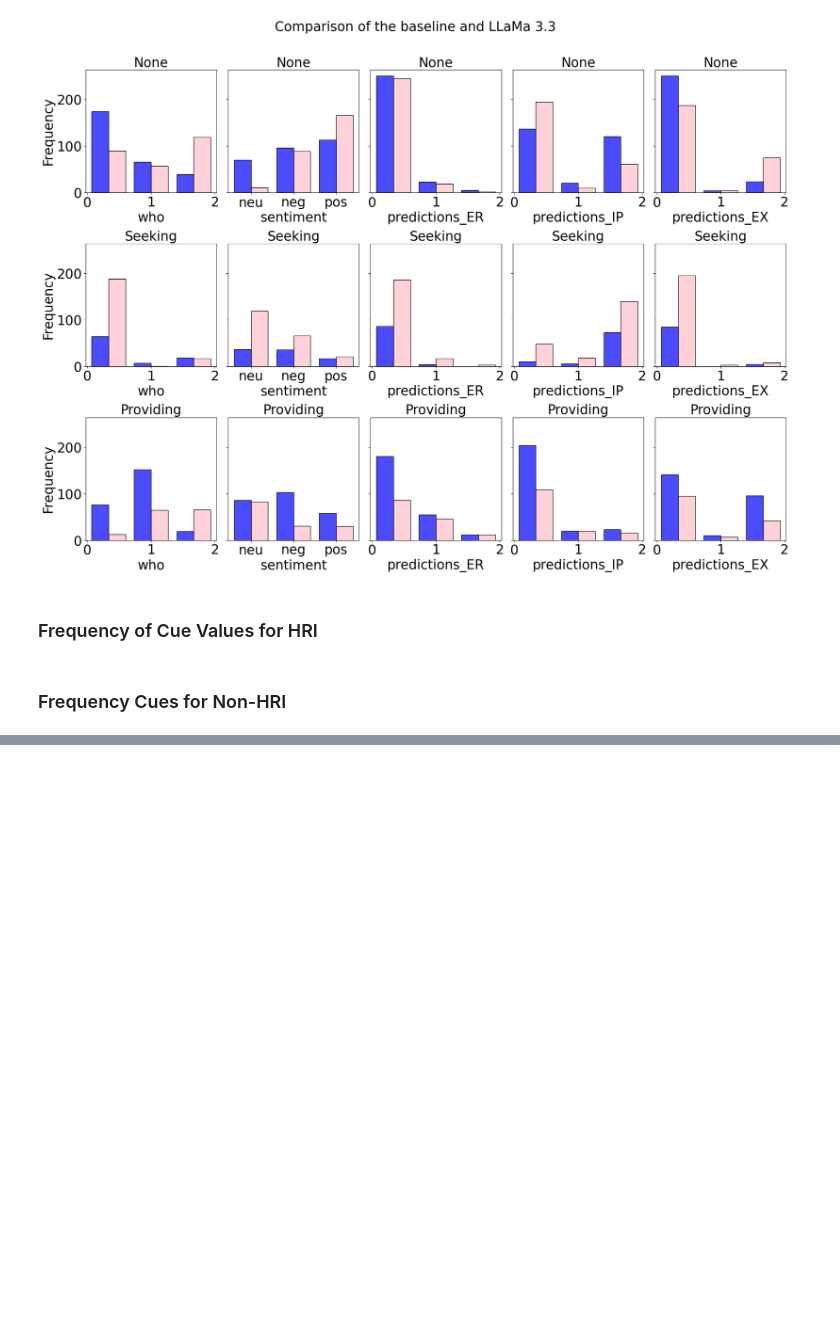
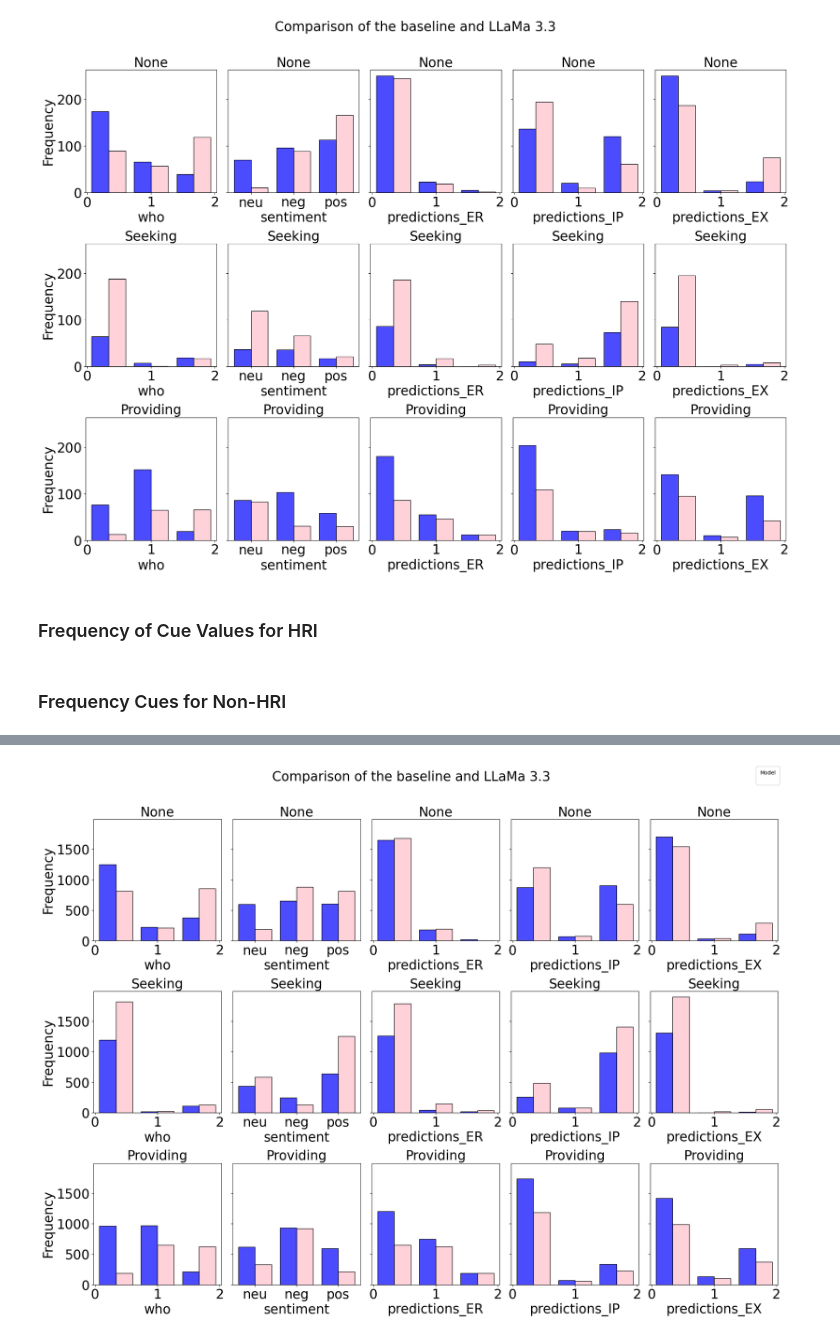
Before and after one commit to christianharu/WHEE, a Jupyter notebook: graphs.ipynb, the cells around one changed output, grey strips where cells are left out. Cells and saved outputs as stored; diff of their text form; code cells hidden in the pictures; blank space fills up the shorter version.

Commit message:
Implement frequency analysis for non-HRI cues and output results to a CSV file

```diff
--- a/graphs.ipynb
+++ b/graphs.ipynb
@@ -183,0 +210,90 @@ with open('top_3_frequent_non_hri.txt', 'w') as f:
+# %%
+
+# load the data
+dataset_names_noHRI = ['bert_who-large.csv', 'Meta-Llama-3.3-70B-Instruct-AWQ-INT4.csv']
+
+current_dir = os.getcwd()
+datasets_noHRI = []
+
+for dataset_name in dataset_names_noHRI:
+    dataset_path = os.path.join(current_dir, 'results', 'non_hri_data_test',dataset_name)
+    dataset = pd.read_csv(dataset_path)
+    datasets_noHRI.append(dataset)
+
+
+# Relevant columns and their possible values
+columns_info = {
+    # 'valence': [-1, 1],
+    # 'arousal': [-1, 1],
+    'who': [0, 1, 2],
+    'sentiment': ['neu', 'neg', 'pos'],
+    'predictions_ER': [0, 1, 2],
+    'predictions_IP': [0, 1, 2],
+    'predictions_EX': [0, 1, 2],
+}
+
+# Classification labels and their corresponding names
+classification_labels = {
+    0: 'None',
+    1: 'Seeking',
+    2: 'Providing'
+}
+
+# Set the font size for all text elements
+plt.rcParams.update({
+    'axes.titlesize': 25,
+    'axes.labelsize': 25,
+    'xtick.labelsize': 25,
+    'ytick.labelsize': 25,
+    'legend.fontsize': 20,
+    'figure.titlesize': 20
+})
+
+# Plot for BERT and LLaMa 3.3
+fig, axes = plt.subplots(len(classification_labels), len(columns_info), figsize=(20, 15), sharey=True)
+fig.suptitle('Comparison of the baseline and LLaMa 3.3', fontsize=25)
+
+bert_dataset = datasets_noHRI[0]
+llama_dataset = datasets_noHRI[1]
+
+for row, (label, label_name) in enumerate(classification_labels.items()):
+    filtered_bert = bert_dataset[bert_dataset['classification_label'] == label].copy()
+    filtered_bert['model'] = 'BERT'
+
+    filtered_llama = llama_dataset[llama_dataset['classification_label'] == label].copy()
+    filtered_llama['model'] = 'LLaMa 3.3'
+
+    # Ensure no duplicate labels and reset index
+    filtered_bert = filtered_bert.drop_duplicates().reset_index(drop=True)
+    filtered_llama = filtered_llama.drop_duplicates().reset_index(drop=True)
+
+    combined_data = pd.concat([filtered_bert, filtered_llama]).reset_index(drop=True)
+
+    for col, (column, values) in enumerate(columns_info.items()):
+        sns.histplot(
+            combined_data,
+            x=column,
+            bins=len(values),
+            hue='model',
+            multiple='dodge',
+            shrink=0.8,
+            kde=False,
+            ax=axes[row, col],
+            palette={'BERT': 'blue', 'LLaMa 3.3': 'pink'},
+            alpha=0.7,
+            legend=False
+        )
+        axes[row, col].set_title(f'{label_name}')
+        axes[row, col].set_xlabel(column)
+        axes[row, col].set_ylabel('Frequency')
+        axes[row, col].set_xticks(range(len(values)))
+        axes[row, col].set_xticklabels(values)
+
+# Add a single legend for the entire figure
+handles, labels = axes[0, 0].get_legend_handles_labels()
+fig.legend(handles, labels, loc='upper right', title='Model')
+
+plt.tight_layout(rect=[0, 0, 1, 0.96])
+plt.show()
+# %% [output]
+[figure, added]
```
Also changed, not shown: parts of 3 cells of this notebook.
